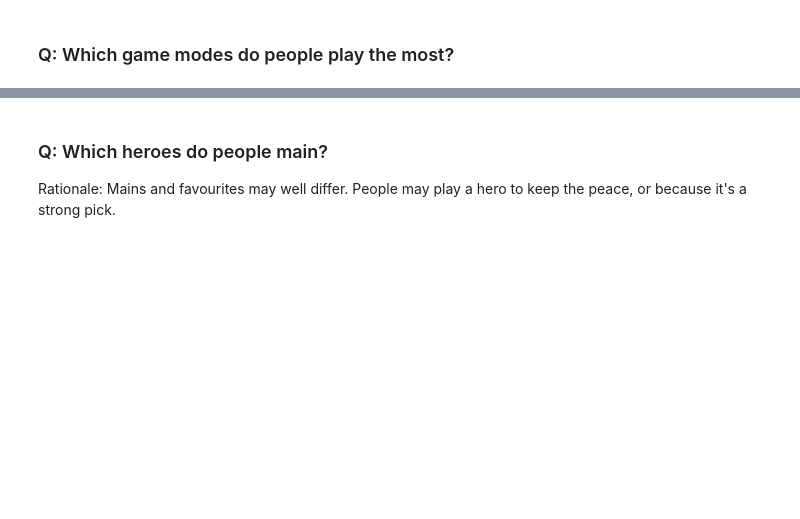
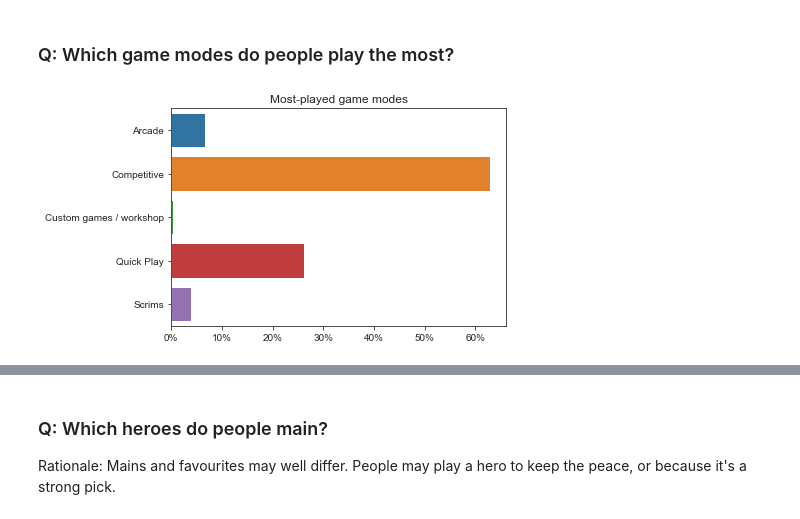
Before and after one commit to marksimpson82/overwatch_survey, a Jupyter notebook: overwatch_survey/Analysis.ipynb, the cells around one changed output, grey strips where cells are left out. Saved outputs shown, nothing was run; the diff lists cells and outputs as text; code cells hidden in the pictures; blank space fills up the shorter version.

```diff
--- a/overwatch_survey/Analysis.ipynb
+++ b/overwatch_survey/Analysis.ipynb
@@ -75,3 +75,18 @@ def draw_fun_factor_graph(df, title):
 These responses are specific to the respondents at large.
 # %% [markdown]
 ### Q: Which game modes do people play the most?
+# %%
+def draw_game_mode_chart(df):
+    game_modes = (df['Game_mode']
+                  .value_counts(normalize=True, sort=False)
+                  .sort_index())
+
+    figsize=(CHART_BAR_FIGSIZE[0], 4)
+    f, ax = plt.subplots(figsize=figsize)
+    ax = sb.barplot(x=game_modes.values, y=game_modes.index)
+    plt.gca().xaxis.set_major_formatter(PercentFormatter(1))
+    ax.set_title("Most-played game modes")
+
+draw_game_mode_chart(basic_info_df)
+# %% [output]
+[figure, added]
```
Also changed, not shown: parts of 12 cells of this notebook.
